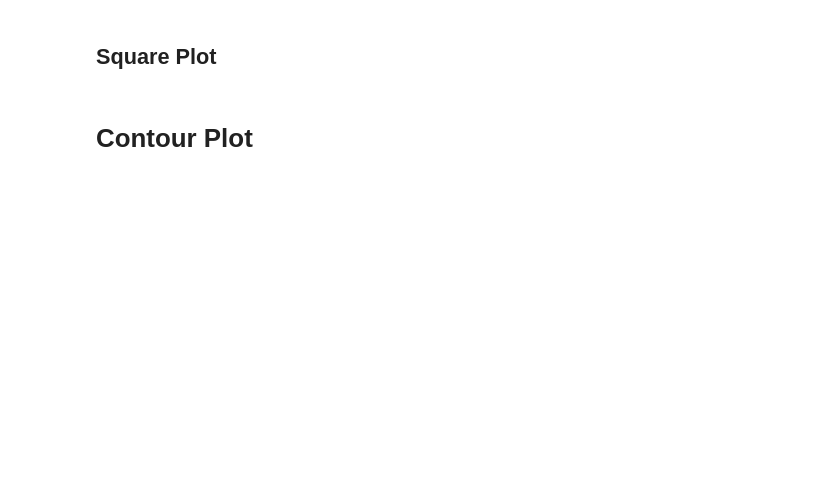
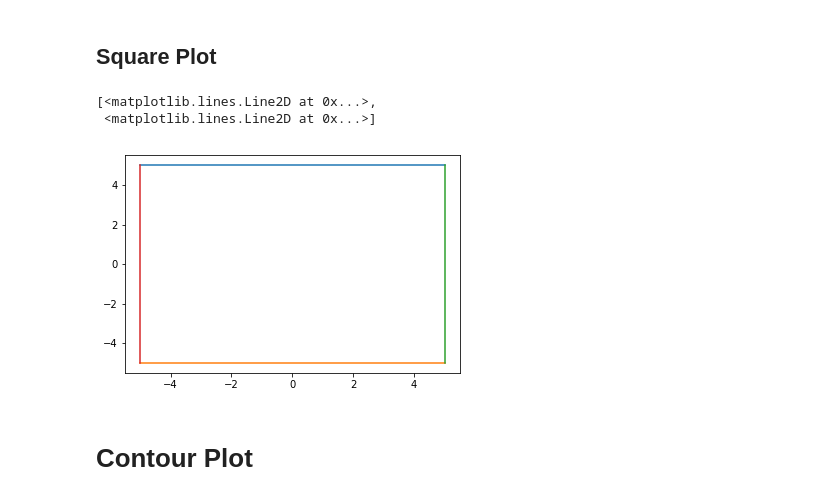
Before and after one commit to Ahish9009/CVIT, a Jupyter notebook: day-1/Geometry.ipynb, the cells around one changed output. Saved outputs shown, nothing was run; the diff lists cells and outputs as text; code cells hidden in the pictures; blank space fills up the shorter version.

```diff
--- a/day-1/Geometry.ipynb
+++ b/day-1/Geometry.ipynb
@@ -164,14 +235,18 @@ plt.plot(X, Y1, 'r-',X, Y2, 'r-')
 # %% [markdown]
 ## Square Plot
 # %%
-a = 5
+a = 5 #side length/2
 
-X = np.linspace(0, a, num = 100)
-Y1 = 0*X
-Y2 = Y1 + a
+X = np.linspace(-a, a, num = 100)
+Y1 = a*np.ones((100))
+Y2 = -a*np.ones((100))
 
 plt.plot(X, Y1, X, Y2)
 plt.plot(Y1, X, Y2, X)
+# %% [output]
+[<matplotlib.lines.Line2D at 0x...>,
+ <matplotlib.lines.Line2D at 0x...>]
+[figure, added]
 # %% [markdown]
 # Contour Plot
 # %%
```
Also changed, not shown: parts of 28 cells of this notebook, 1 other file.
